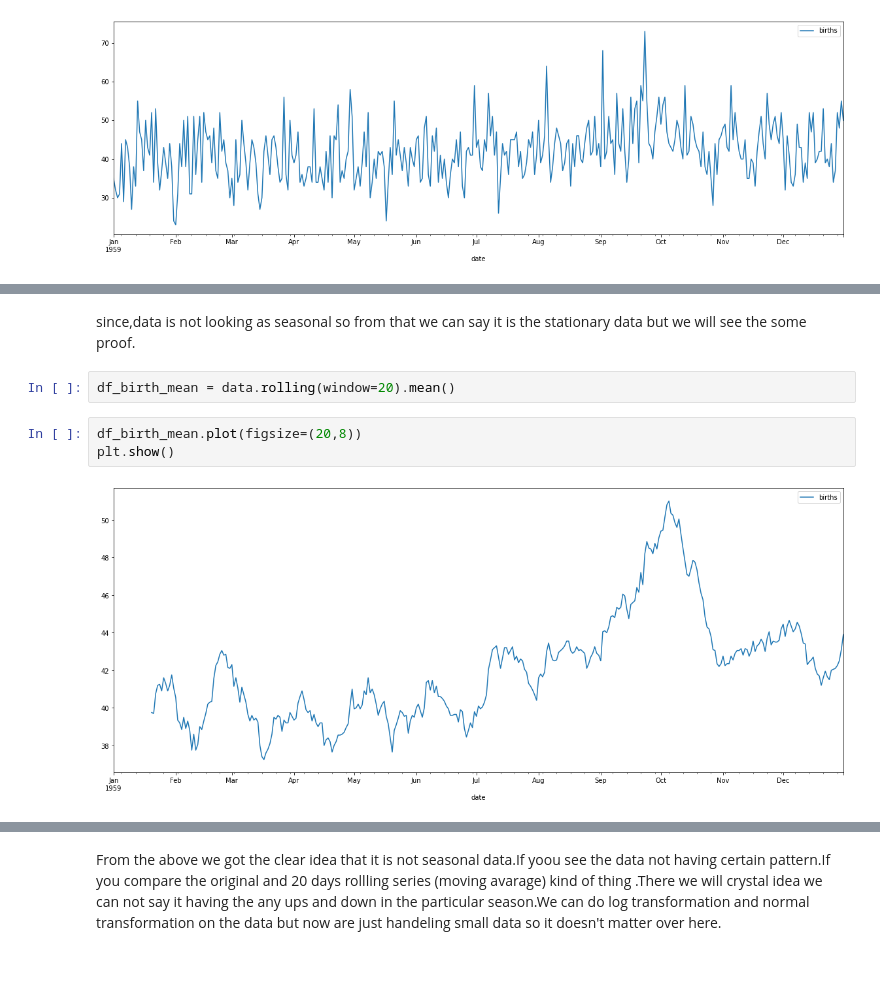
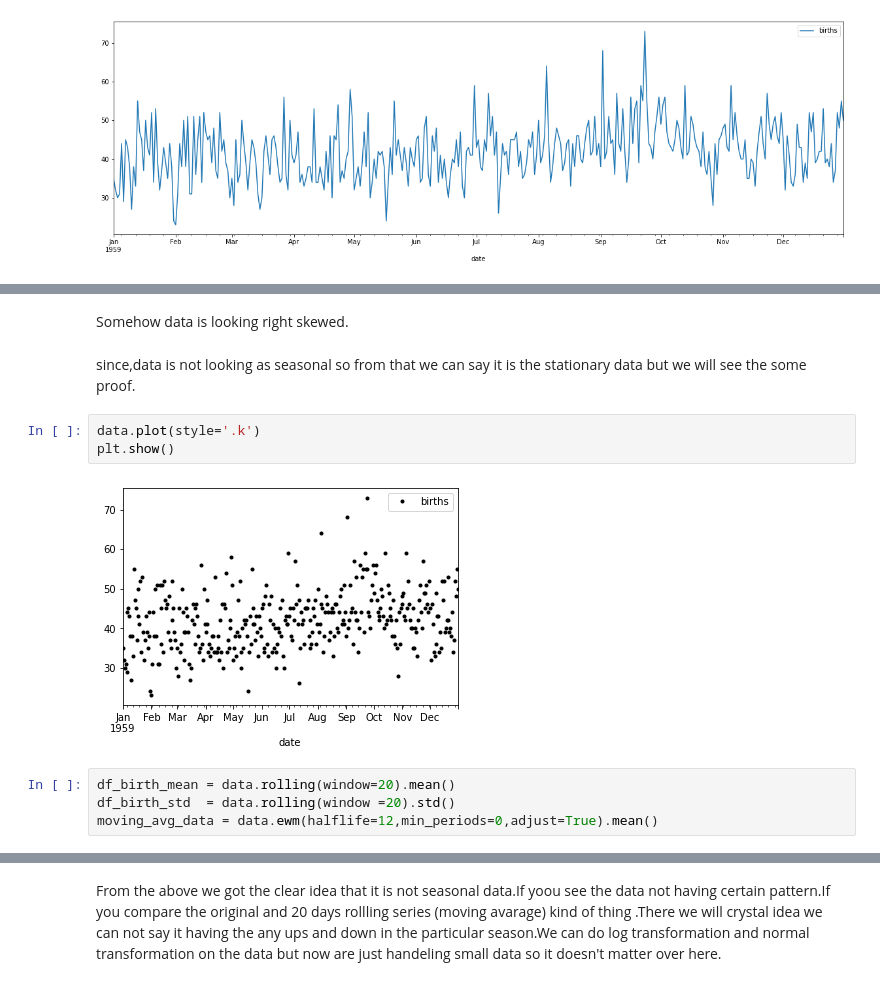
Before and after one commit to roshanappa/Time-Series-Analysis-, a Jupyter notebook: Time_Series_analysis_with_ARIMA_.ipynb, the cells around one changed output, grey strips where cells are left out. Saved outputs shown, nothing was run; the diff lists cells and outputs as text.

```diff
--- a/Time_Series_analysis_with_ARIMA_.ipynb
+++ b/Time_Series_analysis_with_ARIMA_.ipynb
@@ -102,9 +118,13 @@ plt.show()
+# %% [markdown]
+Somehow data is looking right skewed.
 # %% [markdown]
 since,data is not looking as seasonal so from that we can say it is the stationary data but we will see the some proof.
-# %%
-df_birth_mean = data.rolling(window=20).mean()
 # %%
-df_birth_mean.plot(figsize=(20,8))
+data.plot(style='.k')
 plt.show()
 # %% [output]
-[figure, old version]
+[figure, new version]
+# %%
+df_birth_mean = data.rolling(window=20).mean()
+df_birth_std  = data.rolling(window =20).std()
+moving_avg_data = data.ewm(halflife=12,min_periods=0,adjust=True).mean()
```
Also changed, not shown: parts of 17 cells of this notebook.
